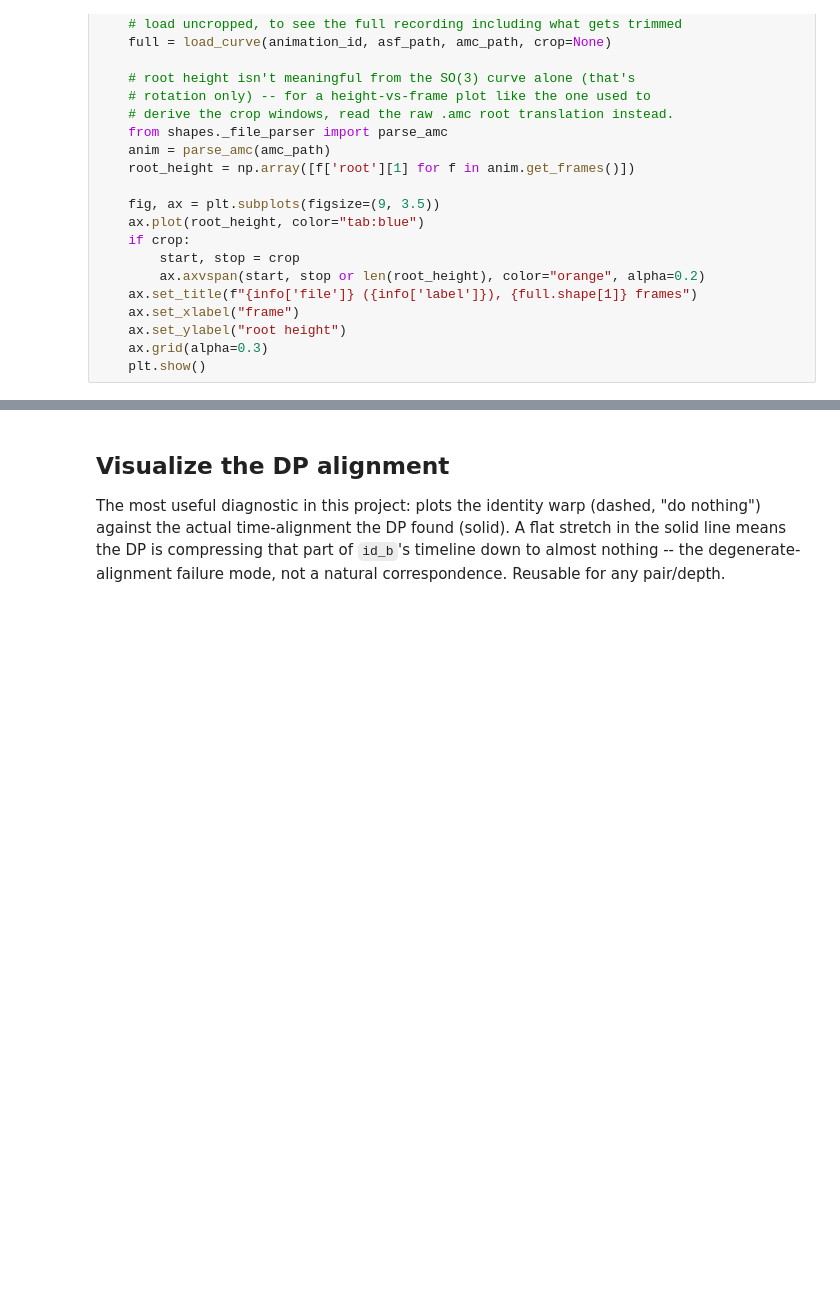
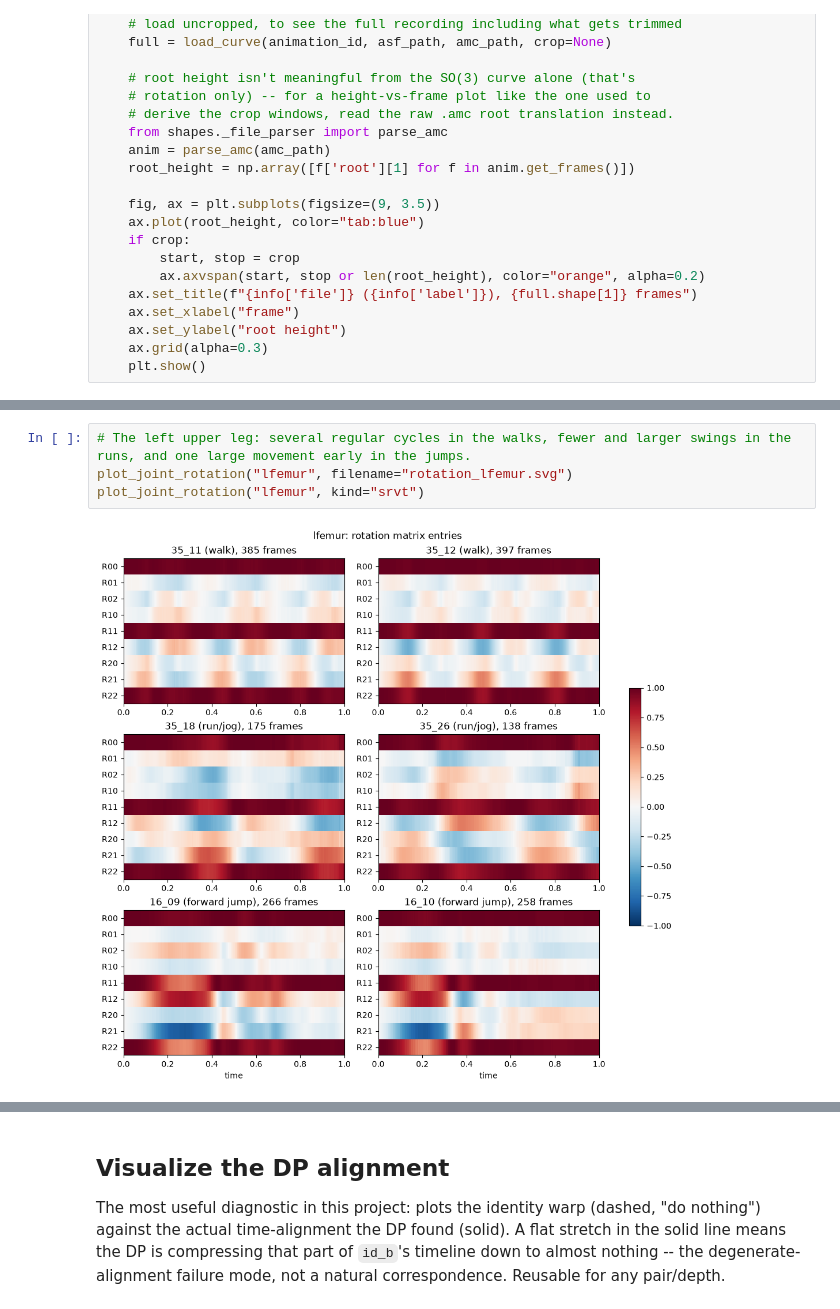
Before and after one commit to theaboge/Project, a Jupyter notebook: notebooks/explore.ipynb, the cells around one changed output, grey strips where cells are left out. Drawn from its saved outputs; the diff is of its cells as text; blank space fills up the shorter version.

```diff
--- a/notebooks/explore.ipynb
+++ b/notebooks/explore.ipynb
@@ -58,0 +120,6 @@ def plot_crop(animation_id):
+# %%
+# The left upper leg: several regular cycles in the walks, fewer and larger swings in the runs, and one large movement early in the jumps.
+plot_joint_rotation("lfemur", filename="rotation_lfemur.svg")
+plot_joint_rotation("lfemur", kind="srvt")
+# %% [output]
+[figure, added]
```
Also changed, not shown: parts of 6 cells of this notebook, 12 other files.
